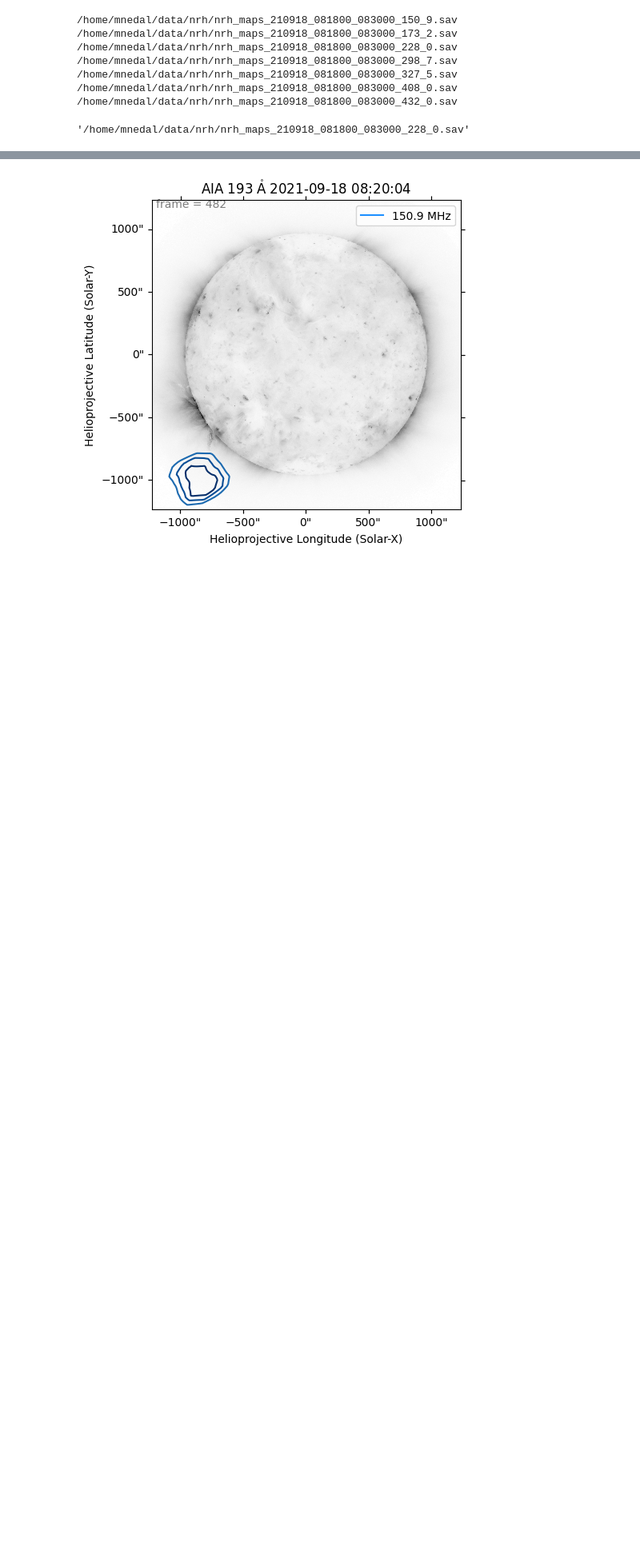
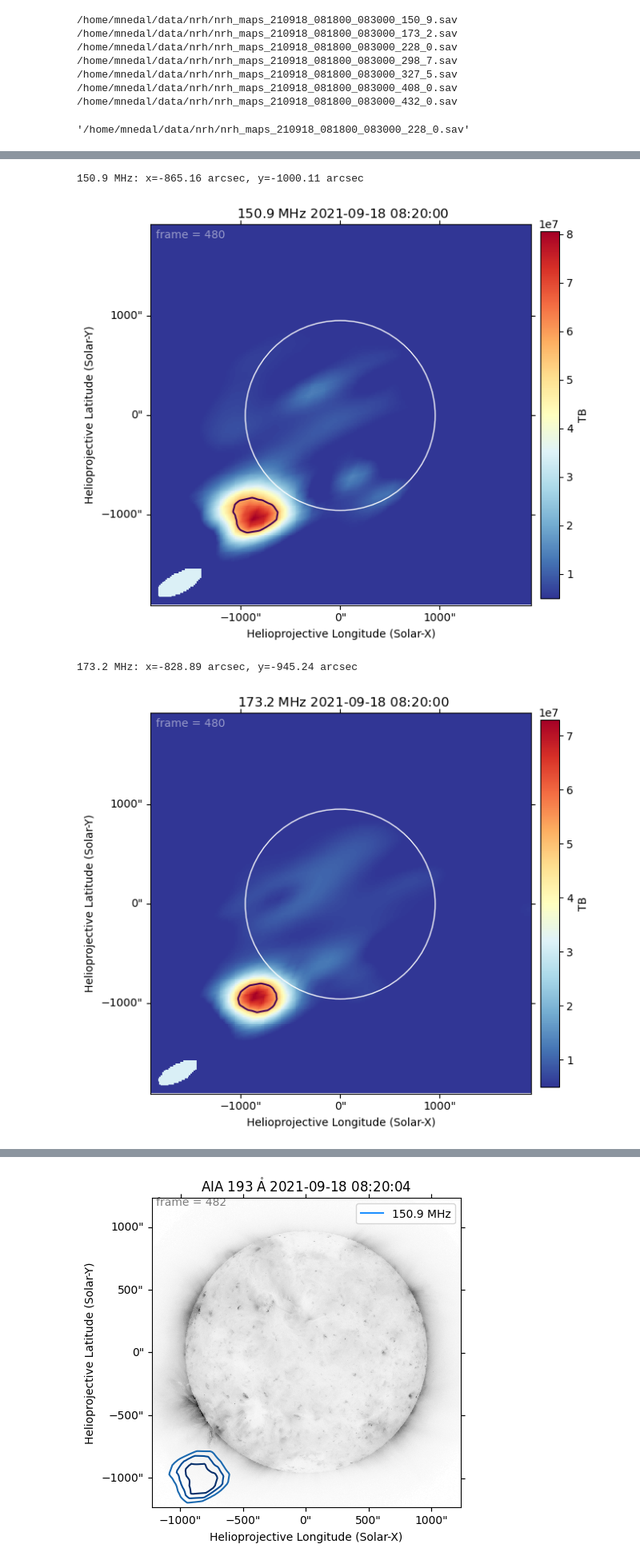
Before and after one commit to MohamedNedal/dias_work, a Jupyter notebook: plot_nrh_image.ipynb, the cells around one changed output, grey strips where cells are left out. Shown at 80% size. Cells and saved outputs as stored; diff of their text form; code cells hidden in the pictures; blank space fills up the shorter version.

```diff
--- a/plot_nrh_image.ipynb
+++ b/plot_nrh_image.ipynb
@@ -117,0 +278,10 @@ plt.show()
+# %%
+for key in major_axes_beams.keys():
+    beams[key]['major_arcsec'] = calc_major_axis(
+                                            x1=major_axes_beams[key]['x1'],
+                                            y1=major_axes_beams[key]['y1'],
+                                            x2=major_axes_beams[key]['x2'],
+                                            y2=major_axes_beams[key]['y2']
+                                        )
+    beams[key]['major_rsun'] = beams[key]['major_arcsec']/954.66
+    print(f"Major axis of beam at {key}: {beams[key]['major_rsun']:.2f} Rs")
@@ -117,0 +298,10 @@ plt.show()
+# %%
+for key in minor_axes_beams.keys():
+    beams[key]['minor_arcsec'] = calc_major_axis(
+                                            x1=minor_axes_beams[key]['x1'],
+                                            y1=minor_axes_beams[key]['y1'],
+                                            x2=minor_axes_beams[key]['x2'],
+                                            y2=minor_axes_beams[key]['y2']
+                                        )
+    beams[key]['minor_rsun'] = beams[key]['minor_arcsec']/954.66
+    print(f"Minor axis of beam at {key}: {beams[key]['minor_rsun']:.2f} Rs")
@@ -117,0 +318,47 @@ plt.show()
+# %%
+for key, filename in zip(beams.keys(), sav_files):
+    # Read NRH data
+    nrh = readsav(filename, python_dict=True)
+    image_index = 0 + 240*2
+    # getting header info for a given time index
+    b = {name:nrh['nrh_hdr'][name][image_index] for name in nrh['nrh_hdr'].dtype.names}
+    # Constuct the NRH image
+    map_data = nrh['nrh_data'][image_index]
+    ref_coord = SkyCoord(0*u.arcsec, 0*u.arcsec,
+                         frame=frames.Helioprojective(observer='earth', obstime=b['DATE_OBS'])
+                         )
+    header = sunpy.map.make_fitswcs_header(map_data,
+                                           ref_coord,
+                                           reference_pixel=[int(b['CRPIX1'])-1, int(b['CRPIX2'])-1]*u.pixel,
+                                           scale=[float(b['CDELT1']), float(b['CDELT2'])]*u.arcsec/u.pixel,
+                                           wavelength=float(b['FREQ'])*u.MHz)
+    nrh_map = sunpy.map.Map(map_data, header)
+
+    fig = plt.figure(figsize=[7,7])
+    ax = fig.add_subplot(111, projection=nrh_map)
+    img = nrh_map.plot(axes=ax, vmin=0.5e7, cmap='RdYlBu_r')
+    with sunpy.coordinates.frames.Helioprojective.assume_spherical_screen(nrh_map.observer_coordinate):
+        c0 = nrh_map.draw_contours(axes=ax, levels=70*u.percent, autoalign=True, color='black')
+
+    if key == '408_MHz':
+        points0 = c0.allsegs[0][0]  # pick the first centroid in the list
+    else:
+        points0 = c0.allsegs[0][-1] # pick the last centroid in the list
+    # calc the centroid as the geometry mean of the contour shape; center of mass
+    centroid0 = points0.mean(axis=0)
+    # convert to arcsec unit
+    c_Arcsec = nrh_map.pixel_to_world(centroid0[0]*u.pix, centroid0[1]*u.pix)
+    print(f'{nrh_map.measurement}: x={c_Arcsec.Tx:.2f}, y={c_Arcsec.Ty:.2f}')
+    beams[key]['Xs'] = c_Arcsec.Tx.value
+    beams[key]['Ys'] = c_Arcsec.Ty.value
+    nrh_map.draw_limb(color='w')
+    ax.grid(False)
+    ax.text(3, nrh_map.data.shape[1]-10, f'frame = {image_index}', color='white', fontsize=10, alpha=0.5)
+    fig.colorbar(img, pad=0.02, shrink=0.75, label=b['BUNIT'].decode('utf-8'))
+    fig.tight_layout()
+    plt.show()
+# %% [output]
+150.9 MHz: x=-865.16 arcsec, y=-1000.11 arcsec
+[figure, added]
+173.2 MHz: x=-828.89 arcsec, y=-945.24 arcsec
+[figure, added]
```
Also changed, not shown: parts of 43 cells of this notebook, 12 other files.
